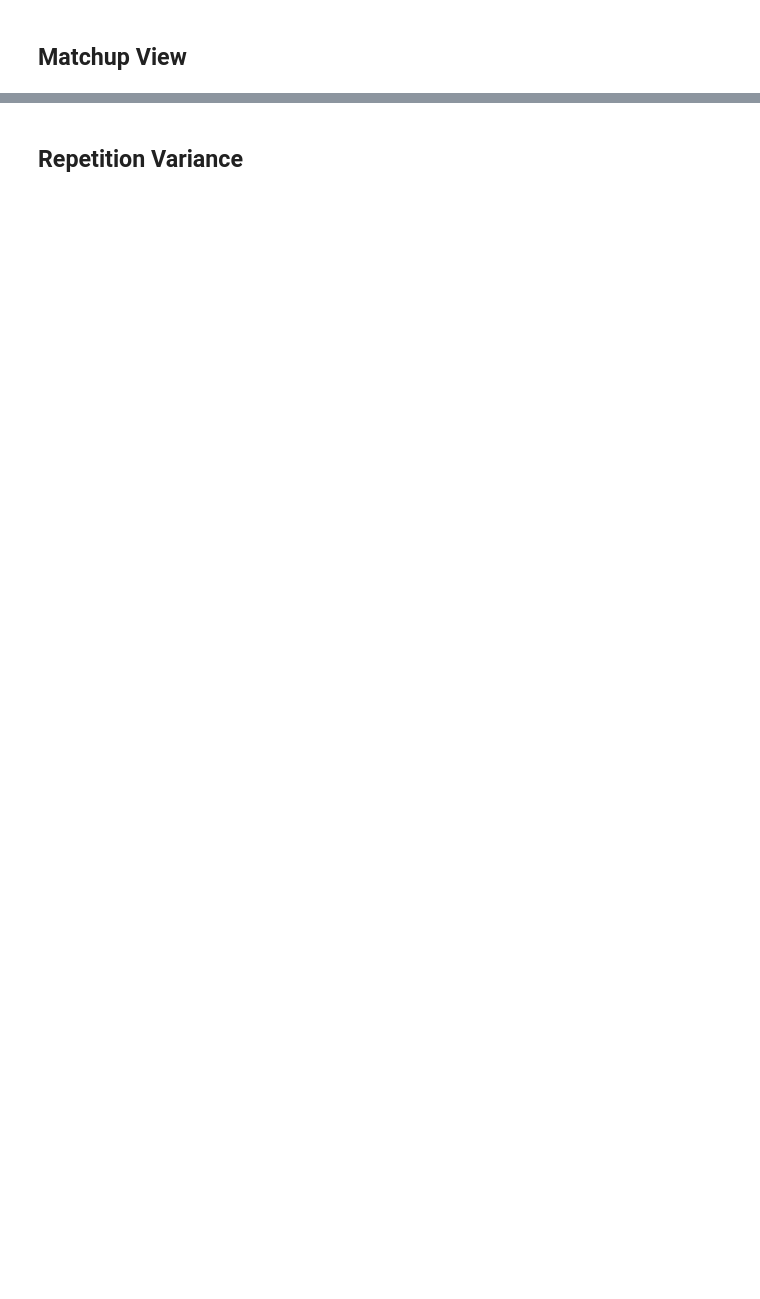
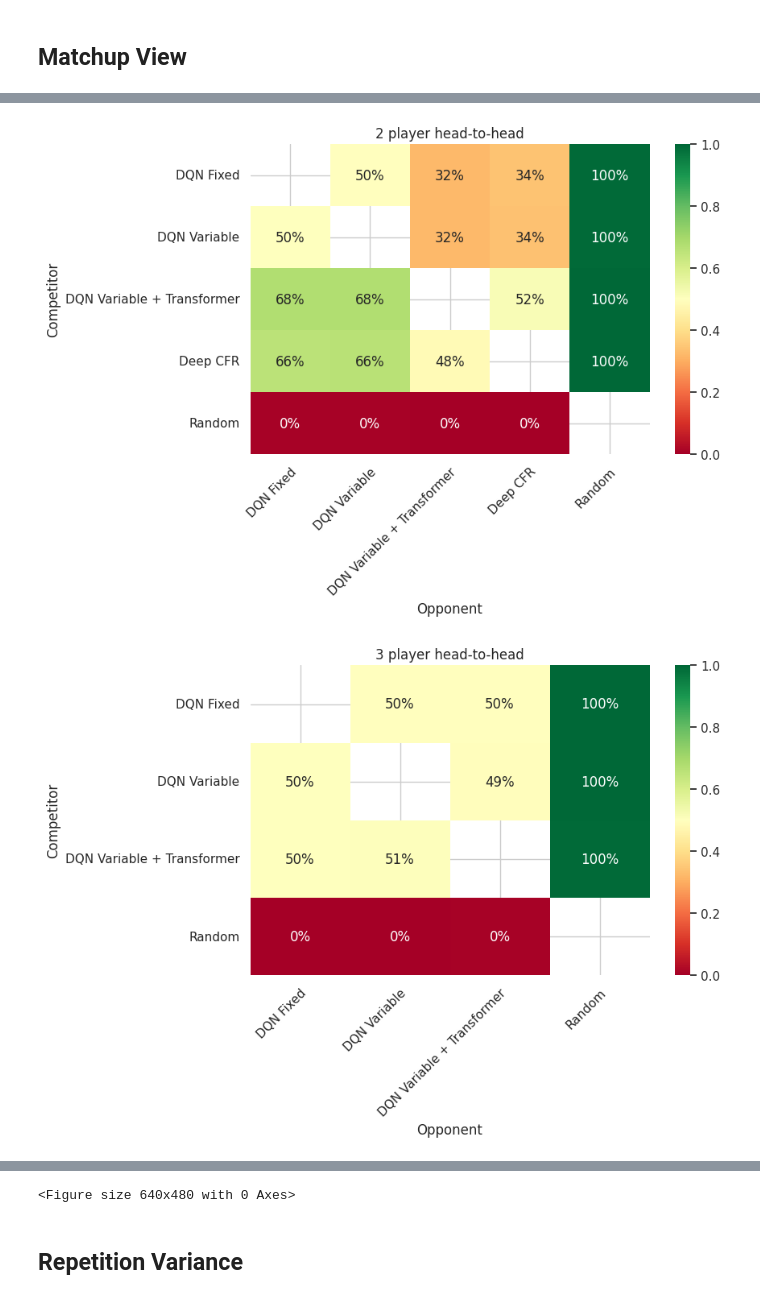
Before and after one commit to wenisbelle/SushiGo_MARL, a Jupyter notebook: analysis/league/analysis.ipynb, the cells around one changed output, grey strips where cells are left out. Saved outputs shown, nothing was run; the diff lists cells and outputs as text; code cells hidden in the pictures; blank space fills up the shorter version.

```diff
--- a/analysis/league/analysis.ipynb
+++ b/analysis/league/analysis.ipynb
@@ -14,10 +14,11 @@ model_aliases = {
     "fixed_3p": "DQN Fixed",
     "fixed_4p": "DQN Fixed",
     "variable_2_4": "DQN Variable",
-    "variable_encoder_2_4": "DQN Variable + Encoder",
+    "variable_encoder_2_4": "DQN Variable + Transformer",
+    "deep_cfr_2p": "Deep CFR",
     "random": "Random",
 }
-model_order = ["DQN Fixed", "DQN Variable", "DQN Variable + Encoder", "Random"]
+model_order = ["DQN Fixed", "DQN Variable", "DQN Variable + Transformer", "Deep CFR", "Random"]
 
 result_roots = [Path("results/league_results"), Path("../../results/league_results")]
 results_root = next(path for path in result_roots if path.exists())
@@ -169,14 +224,18 @@ matchup_summary.style.format({
 # %%
 for player_count in (2, 3, 4):
+    player_models = [model for model in model_order if model != "Deep CFR" or player_count == 2]
     matrix = matchup_summary[matchup_summary["player_count"] == player_count].pivot(
         index="competitor_label", columns="opponent_label", values="non_tie_head_to_head_win_rate"
-    ).reindex(index=model_order, columns=model_order)
+    ).reindex(index=player_models, columns=player_models)
     fig, ax = plt.subplots(figsize=(8, 5))
     sns.heatmap(matrix, annot=True, fmt=".0%", vmin=0, vmax=1, cmap="RdYlGn", ax=ax)
     ax.set_title(f"{player_count} player head-to-head")
     ax.set_xlabel("Opponent")
     # 45 degree X label
     plt.setp(ax.get_xticklabels(), rotation=45, ha="right", rotation_mode="anchor")
     ax.set_ylabel("Competitor")
     plt.show()
 plt.tight_layout()
+# %% [output]
+[figure, added]
+[figure, added]
@@ -183,3 +243,4 @@ plt.tight_layout()
+<Figure size 640x480 with 0 Axes>
 # %% [markdown]
 ## Repetition Variance
 # %%
```
Also changed, not shown: parts of 13 cells of this notebook, 3 other files.
